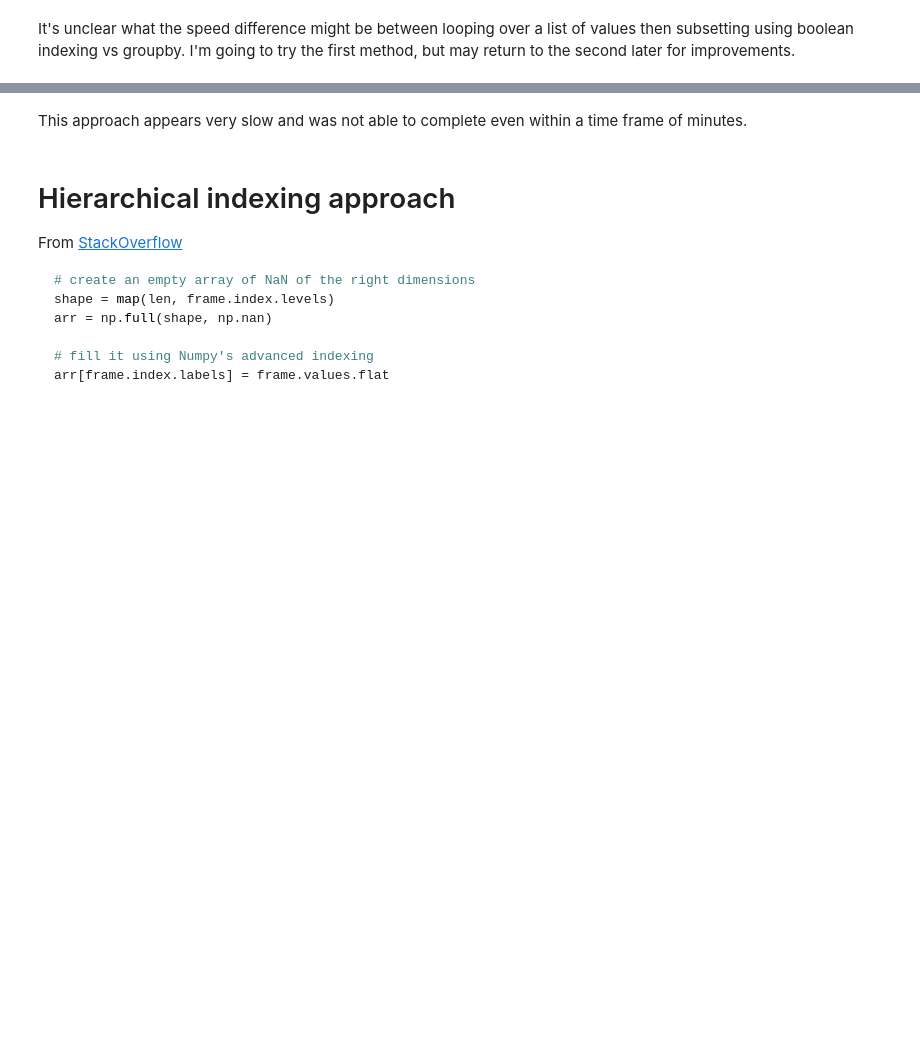
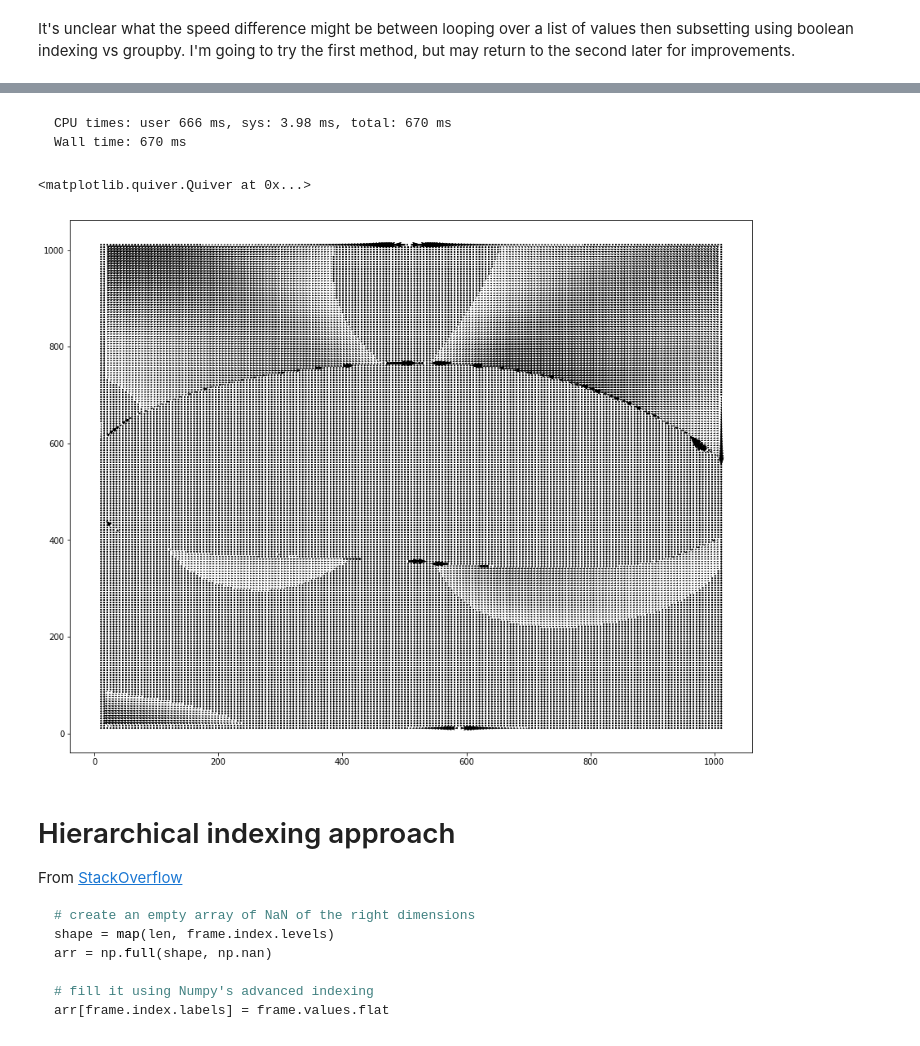
Before and after one commit to msschwartz21/germband-extension, a Jupyter notebook: notebooks/20181108-vector_reformat.ipynb, the cells around one changed output, grey strips where cells are left out. Cells and saved outputs as stored; diff of their text form; code cells hidden in the pictures; blank space fills up the shorter version.

````diff
--- a/notebooks/20181108-vector_reformat.ipynb
+++ b/notebooks/20181108-vector_reformat.ipynb
@@ -6,6 +8,9 @@ from imp import reload
 import gbeflow
 # %%
 df = gbeflow.tidy_vector_data('original')
+# %%
+# Create a subset of df for testing that is more manageable in size
+test = df[df['frame'] < 3]
 # %%
 df.head()
 # %% [output]
@@ -143,4 +150,4 @@ Meshgrid variables need to be reassigned to include a time dimension
 # %%
-T = df.frame.unique()
+T = test.frame.unique()
 T
 # %% [output]
@@ -176,7 +174,7 @@ It's unclear what the speed difference might be between looping over a list of v
 
 # Loop over each frame
 for i,t in enumerate(T):
-    frame = df.loc[df.frame == t]
+    frame = test.loc[test.frame == t]
 #     print(frame.values.shape)
 
     # Loop over each x value
@@ -192,5 +190,14 @@ KeyboardInterrupt:
-# %% [markdown]
-This approach appears very slow and was not able to complete even within a time frame of minutes.
+# %% [markdown]
+```
+CPU times: user 666 ms, sys: 3.98 ms, total: 670 ms
+Wall time: 670 ms
+```
+# %%
+fig,ax = plt.subplots(figsize=(15,12))
+plt.quiver(xx,yy,vx[2,:],vy[2,:])
+# %% [output]
+<matplotlib.quiver.Quiver at 0x...>
+[figure, added]
 # %% [markdown]
 # Hierarchical indexing approach
 
````
Also changed, not shown: parts of 25 cells of this notebook, 1 other file.
